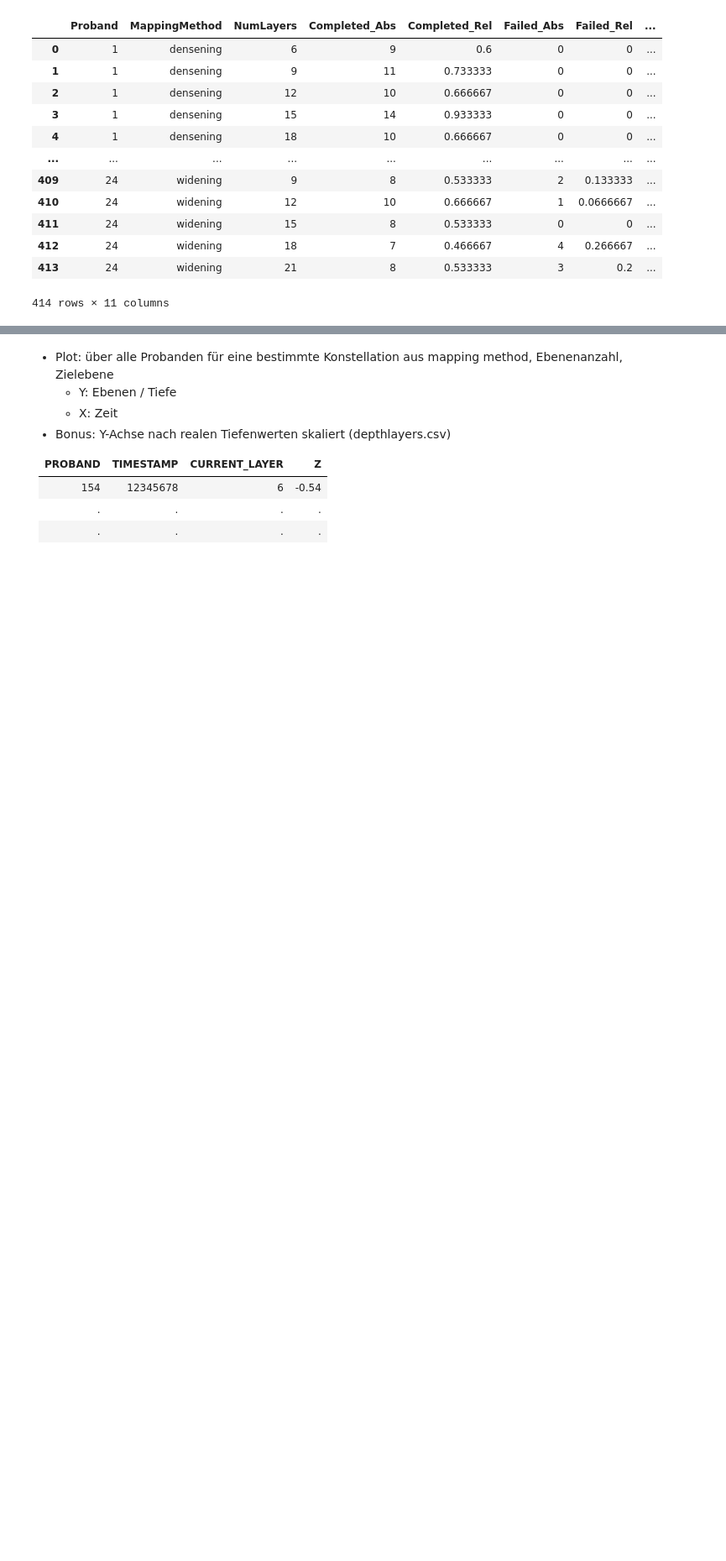
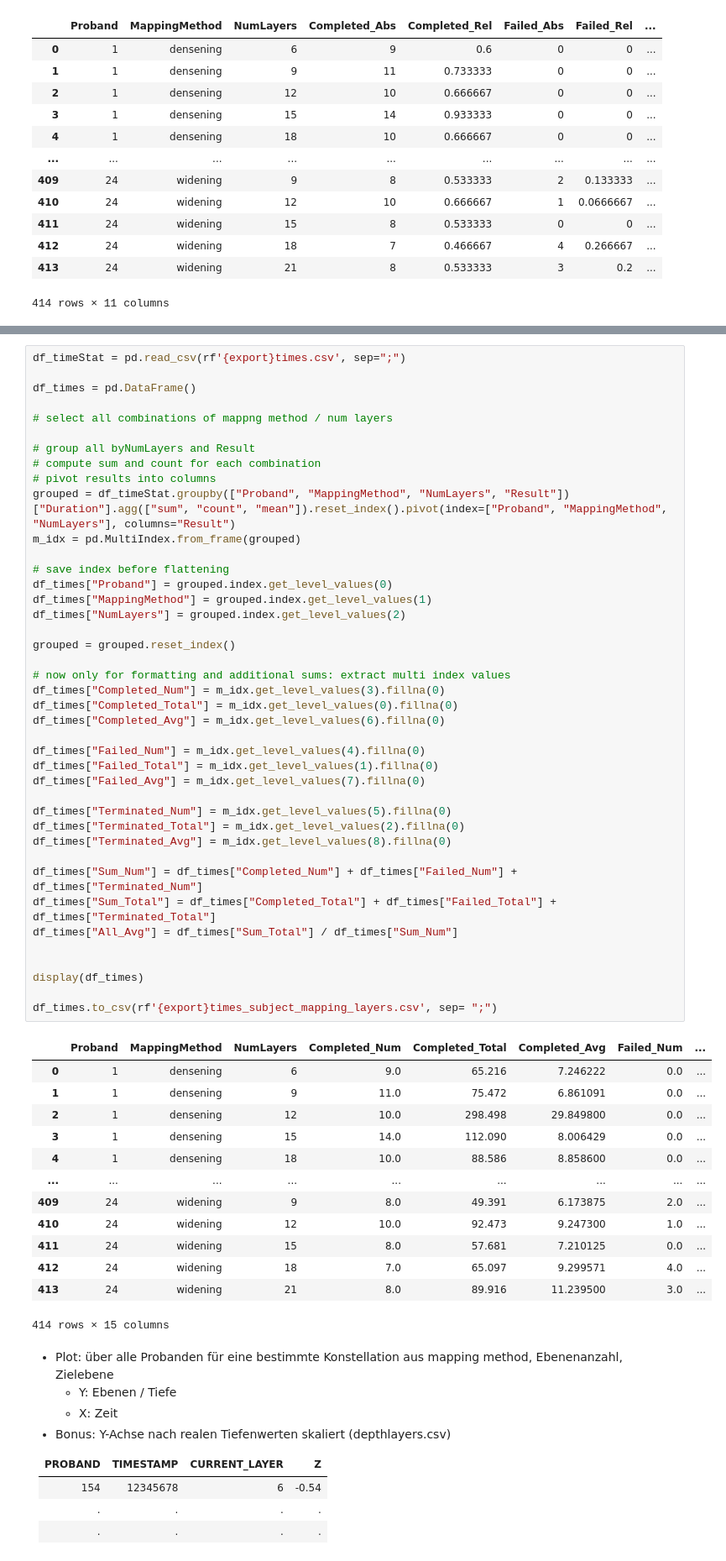
Before and after one commit to visualengineers/reflex-avi2022-results, a Jupyter notebook: code/zelasto study.ipynb, the cells around one changed output, grey strips where cells are left out. Shown at 84% size. Saved outputs shown, nothing was run; the diff lists cells and outputs as text; blank space fills up the shorter version.

```diff
--- a/code/zelasto study.ipynb
+++ b/code/zelasto study.ipynb
@@ -1017,3 +988,58 @@ df_times.to_csv(rf'{export}times_subject_mapping_layers.csv', sep= ";")
+# %%
+df_timeStat = pd.read_csv(rf'{export}times.csv', sep=";")
+
+df_times = pd.DataFrame()
+
+# select all combinations of mappng method / num layers
+
+# group all byNumLayers and Result
+# compute sum and count for each combination
+# pivot results into columns
+grouped = df_timeStat.groupby(["Proband", "MappingMethod", "NumLayers", "Result"])["Duration"].agg(["sum", "count", "mean"]).reset_index().pivot(index=["Proband", "MappingMethod", "NumLayers"], columns="Result")
+m_idx = pd.MultiIndex.from_frame(grouped)
+
+# save index before flattening
+df_times["Proband"] = grouped.index.get_level_values(0)
+df_times["MappingMethod"] = grouped.index.get_level_values(1)
+df_times["NumLayers"] = grouped.index.get_level_values(2)
+
+grouped = grouped.reset_index()
+
+# now only for formatting and additional sums: extract multi index values
+df_times["Completed_Num"] = m_idx.get_level_values(3).fillna(0)
+df_times["Completed_Total"] = m_idx.get_level_values(0).fillna(0)
+df_times["Completed_Avg"] = m_idx.get_level_values(6).fillna(0)
+
+df_times["Failed_Num"] = m_idx.get_level_values(4).fillna(0)
+df_times["Failed_Total"] = m_idx.get_level_values(1).fillna(0)
+df_times["Failed_Avg"] = m_idx.get_level_values(7).fillna(0)
+
+df_times["Terminated_Num"] = m_idx.get_level_values(5).fillna(0)
+df_times["Terminated_Total"] = m_idx.get_level_values(2).fillna(0)
+df_times["Terminated_Avg"] = m_idx.get_level_values(8).fillna(0)
+
+df_times["Sum_Num"] = df_times["Completed_Num"] + df_times["Failed_Num"] + df_times["Terminated_Num"]
+df_times["Sum_Total"] = df_times["Completed_Total"] + df_times["Failed_Total"] + df_times["Terminated_Total"]
+df_times["All_Avg"] = df_times["Sum_Total"] / df_times["Sum_Num"]
+
+
+display(df_times)
+
+df_times.to_csv(rf'{export}times_subject_mapping_layers.csv', sep= ";")
+# %% [output]
+|  | Proband | MappingMethod | NumLayers | Completed_Num | Completed_Total | Completed_Avg | Failed_Num | ... |
+| 0 | 1 | densening | 6 | 9.0 | 65.216 | 7.246222 | 0.0 | ... |
+| 1 | 1 | densening | 9 | 11.0 | 75.472 | 6.861091 | 0.0 | ... |
+| 2 | 1 | densening | 12 | 10.0 | 298.498 | 29.849800 | 0.0 | ... |
+| 3 | 1 | densening | 15 | 14.0 | 112.090 | 8.006429 | 0.0 | ... |
+| 4 | 1 | densening | 18 | 10.0 | 88.586 | 8.858600 | 0.0 | ... |
+| ... | ... | ... | ... | ... | ... | ... | ... | ... |
+| 409 | 24 | widening | 9 | 8.0 | 49.391 | 6.173875 | 2.0 | ... |
+| 410 | 24 | widening | 12 | 10.0 | 92.473 | 9.247300 | 1.0 | ... |
+| 411 | 24 | widening | 15 | 8.0 | 57.681 | 7.210125 | 0.0 | ... |
+| 412 | 24 | widening | 18 | 7.0 | 65.097 | 9.299571 | 4.0 | ... |
+| 413 | 24 | widening | 21 | 8.0 | 89.916 | 11.239500 | 3.0 | ... |
+414 rows × 15 columns
 # %% [markdown]
 * Plot: über alle Probanden für eine bestimmte Konstellation aus mapping method, Ebenenanzahl, Zielebene
     * Y: Ebenen / Tiefe
```
Also changed, not shown: parts of 6 cells of this notebook, 4 other files.
